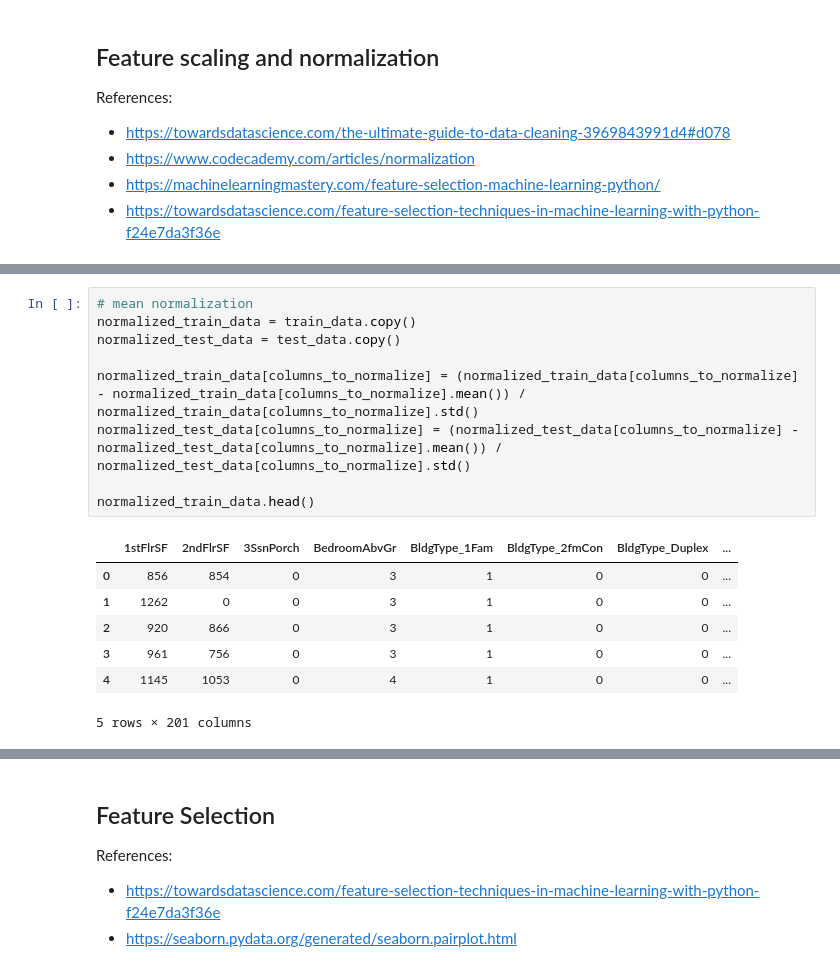
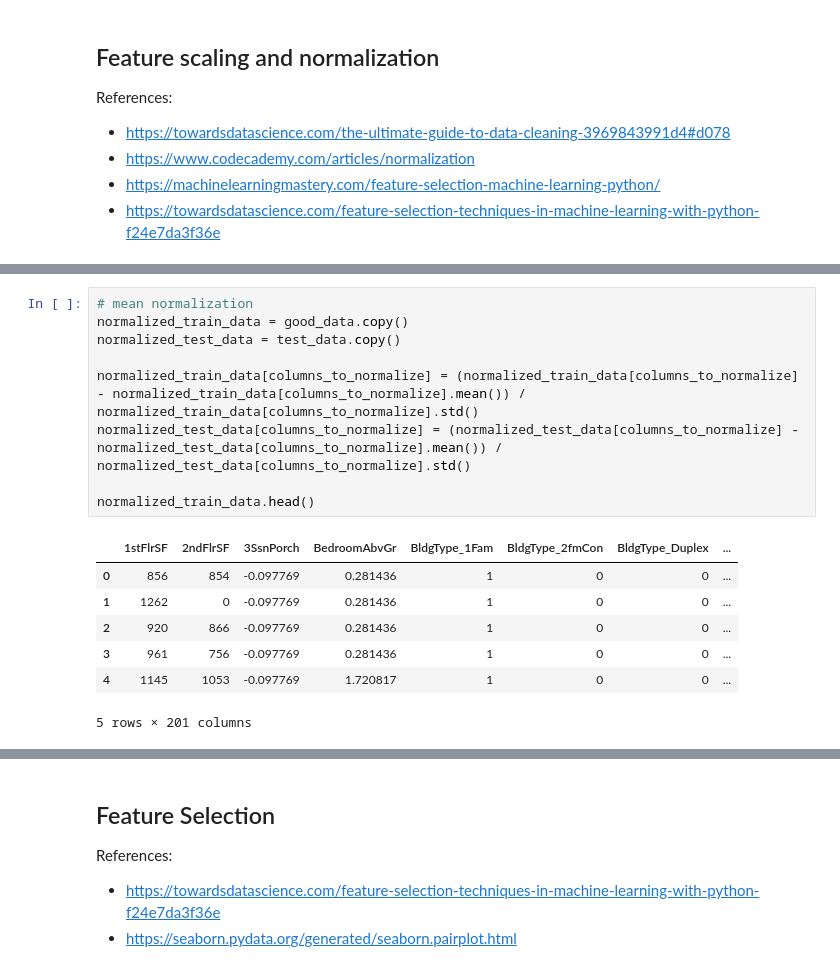
Before and after one commit to adrifmonte/house-prices, a Jupyter notebook: house-prices-part-2.ipynb, the cells around one changed output, grey strips where cells are left out. Cells and saved outputs as stored; diff of their text form.

```diff
--- a/house-prices-part-2.ipynb
+++ b/house-prices-part-2.ipynb
@@ -180,20 +224,20 @@ columns_to_scale = [
 ]
 # %%
 # mean normalization
-normalized_train_data = train_data.copy()
+normalized_train_data = good_data.copy()
 normalized_test_data = test_data.copy()
 
 normalized_train_data[columns_to_normalize] = (normalized_train_data[columns_to_normalize] - normalized_train_data[columns_to_normalize].mean()) / normalized_train_data[columns_to_normalize].std()
 normalized_test_data[columns_to_normalize] = (normalized_test_data[columns_to_normalize] - normalized_test_data[columns_to_normalize].mean()) / normalized_test_data[columns_to_normalize].std()
 
 normalized_train_data.head()
 # %% [output]
 |  | 1stFlrSF | 2ndFlrSF | 3SsnPorch | BedroomAbvGr | BldgType_1Fam | BldgType_2fmCon | BldgType_Duplex | ... |
-| 0 | 856 | 854 | 0 | 3 | 1 | 0 | 0 | ... |
-| 1 | 1262 | 0 | 0 | 3 | 1 | 0 | 0 | ... |
-| 2 | 920 | 866 | 0 | 3 | 1 | 0 | 0 | ... |
-| 3 | 961 | 756 | 0 | 3 | 1 | 0 | 0 | ... |
-| 4 | 1145 | 1053 | 0 | 4 | 1 | 0 | 0 | ... |
+| 0 | 856 | 854 | -0.097769 | 0.281436 | 1 | 0 | 0 | ... |
+| 1 | 1262 | 0 | -0.097769 | 0.281436 | 1 | 0 | 0 | ... |
+| 2 | 920 | 866 | -0.097769 | 0.281436 | 1 | 0 | 0 | ... |
+| 3 | 961 | 756 | -0.097769 | 0.281436 | 1 | 0 | 0 | ... |
+| 4 | 1145 | 1053 | -0.097769 | 1.720817 | 1 | 0 | 0 | ... |
 5 rows × 201 columns
 # %%
 # min max scaling
```
Also changed, not shown: parts of 20 cells of this notebook, 1 other file.
